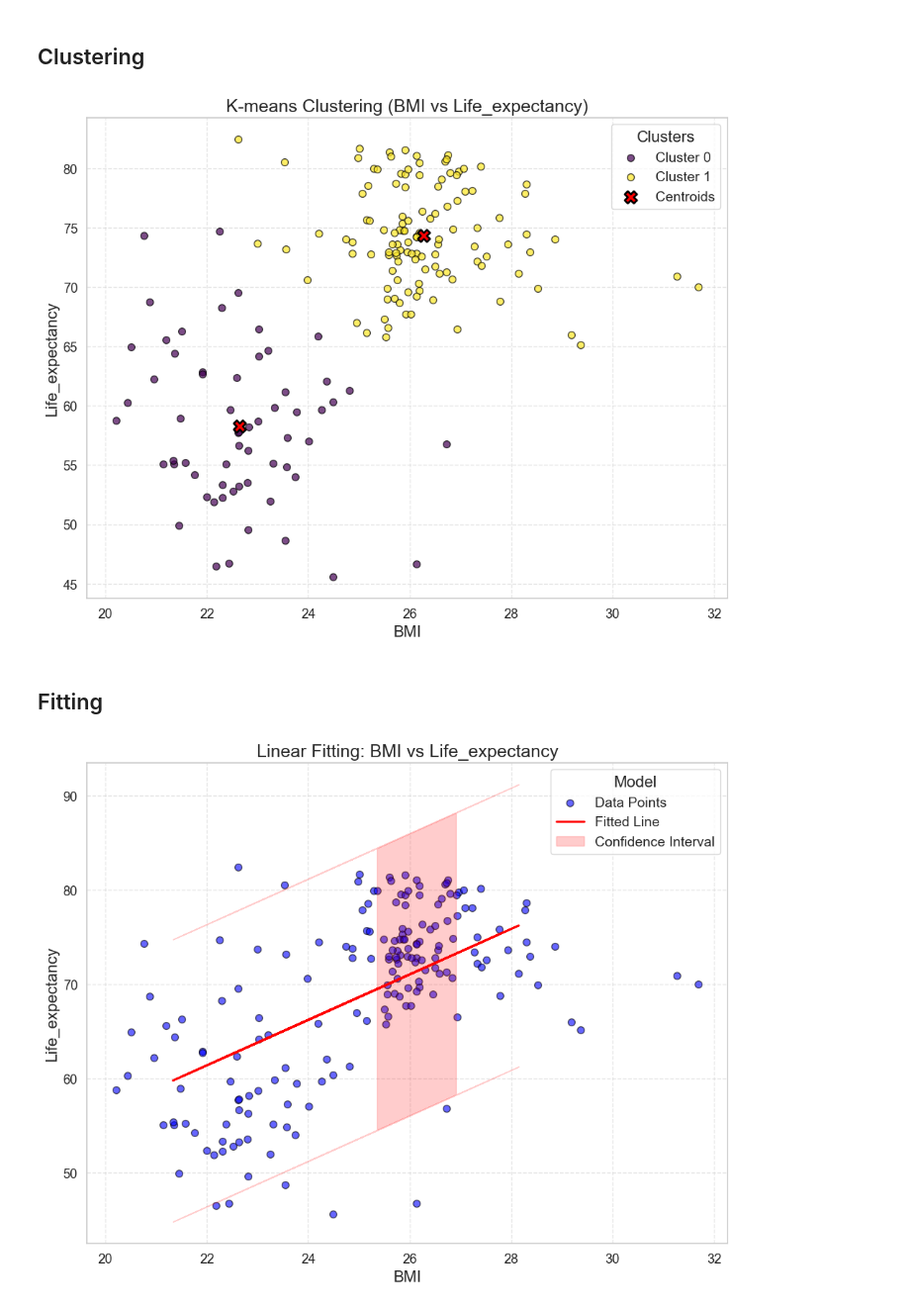
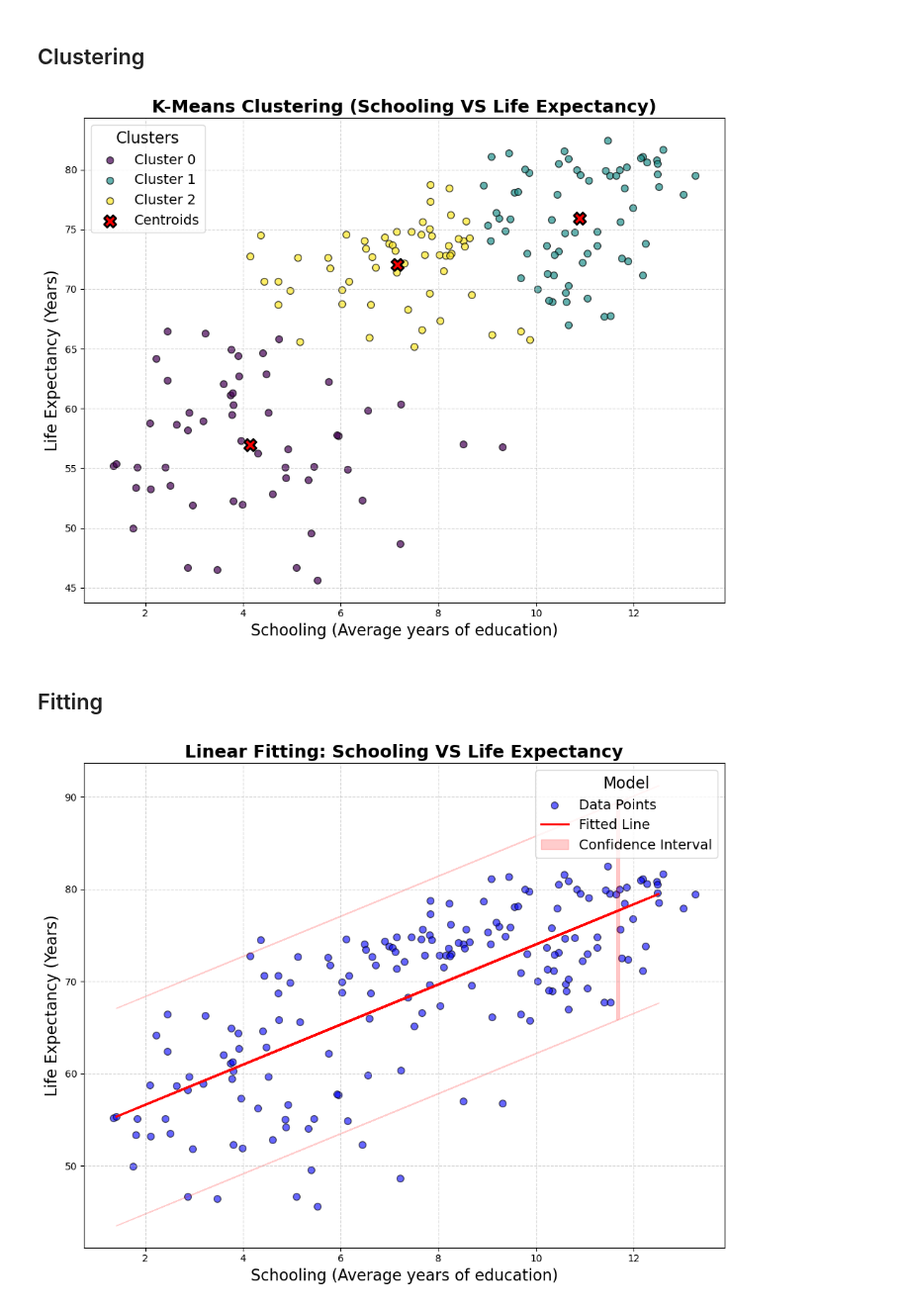
Before and after one commit to asadshehzed/LifeLens--Clustering-Fitting, a Jupyter notebook: Clustering and Fitting.ipynb, the cells around one changed output. Shown at 99% size. Drawn from its saved outputs; the diff is of its cells as text; code cells hidden in the pictures.

```diff
--- a/Clustering and Fitting.ipynb
+++ b/Clustering and Fitting.ipynb
@@ -268,7 +271,7 @@ def perform_clustering(data, features, n_clusters=3):
         'scaled_data': scaled_data,
     }
 
-def plot_clustering(data, features, clustering_results):
+def plot_clustering(data, features, clustering_results, xlabel, ylabel, title):
     """
     Plot the clustering results with colored groups and cluster centers.
     """
@@ -299,20 +302,23 @@ def plot_clustering(data, features, clustering_results):
         c='red', marker='X', s=150, label='Centroids', edgecolors='black', linewidth=2
     )
 
-    plt.title(f'K-means Clustering ({features[0]} vs {features[1]})', fontsize=18)
-    plt.xlabel(features[0], fontsize=16)
-    plt.ylabel(features[1], fontsize=16)
+    plt.title(title, fontsize=18, fontweight='bold')
+    plt.xlabel(xlabel, fontsize=16)
+    plt.ylabel(ylabel, fontsize=16)
     plt.legend(fontsize=14, title="Clusters", title_fontsize=16)
     plt.grid(True, linestyle='--', alpha=0.5)
     plt.tight_layout()
     plt.show()
 
 # Perform clustering
-clustering_results = perform_clustering(df, features, n_clusters=2)
+clustering_results = perform_clustering(df, features, n_clusters=3)
 # Plot clustering results
-plot_clustering(df, features, clustering_results)
+plot_clustering(df, features, clustering_results,
+                xlabel = 'Schooling (Average years of education)',
+                ylabel = 'Life Expectancy (Years)',
+                title = 'K-Means Clustering (Schooling VS Life Expectancy)')
 # %% [output]
-[figure, old version]
+[figure, new version]
 # %% [markdown]
 ## Fitting
 # %%
@@ -338,41 +344,43 @@ def fit_linear_model(data, x_column, y_column):
         'mse': mse
     }
 
-def plot_fitting(data, fit_results, x_column, y_column):
+def plot_fitting(data, fit_results, x_column, y_column, xlabel, ylabel, title):
     """
     Plot the linear fitting results with confidence intervals and error bars.
     """
     model = fit_results['model']
     X_test, y_test = fit_results['test_data']
     predictions = fit_results['predictions']
     confidence_interval = fit_results['confidence_interval']
 
     plt.figure(figsize=(10, 8))
     # Scatter plot of the original data points
     plt.scatter(data[x_column], data[y_column], alpha=0.6, label='Data Points', c='blue', edgecolors='black', s=50)
 
     # Plot the fitted line
     plt.plot(X_test, predictions, color='red', linewidth=2, label='Fitted Line')
 
     # Fill the area between the confidence intervals
     plt.fill_between(
         X_test.flatten(),
         predictions - confidence_interval,
         predictions + confidence_interval,
         color='red', alpha=0.2, label='Confidence Interval'
     )
 
-    # Add labels and title
-    plt.title(f'Linear Fitting: {x_column} vs {y_column}', fontsize=18)
-    plt.xlabel(x_column, fontsize=16)
-    plt.ylabel(y_column, fontsize=16)
+    plt.title(title, fontsize=18, fontweight='bold')
+    plt.xlabel(xlabel, fontsize=16)
+    plt.ylabel(ylabel, fontsize=16)
     plt.legend(fontsize=14, title="Model", title_fontsize=16)
     plt.grid(visible=True, linestyle='--', alpha=0.5)
-    plt.tight_layout()  # Optimize layout to avoid clipping
+    plt.tight_layout()
     plt.show()
 
 # Linear Fitting
-fit_results = fit_linear_model(df, 'BMI', 'Life_expectancy')
-plot_fitting(df, fit_results, 'BMI', 'Life_expectancy')
+fit_results = fit_linear_model(df, 'Schooling', 'Life_expectancy')
+plot_fitting(df, fit_results, 'Schooling', 'Life_expectancy',
+            xlabel = 'Schooling (Average years of education)',
+            ylabel = 'Life Expectancy (Years)',
+            title = 'Linear Fitting: Schooling VS Life Expectancy')
 # %% [output]
-[figure, old version]
+[figure, new version]
```
Also changed, not shown: parts of 5 cells of this notebook.
